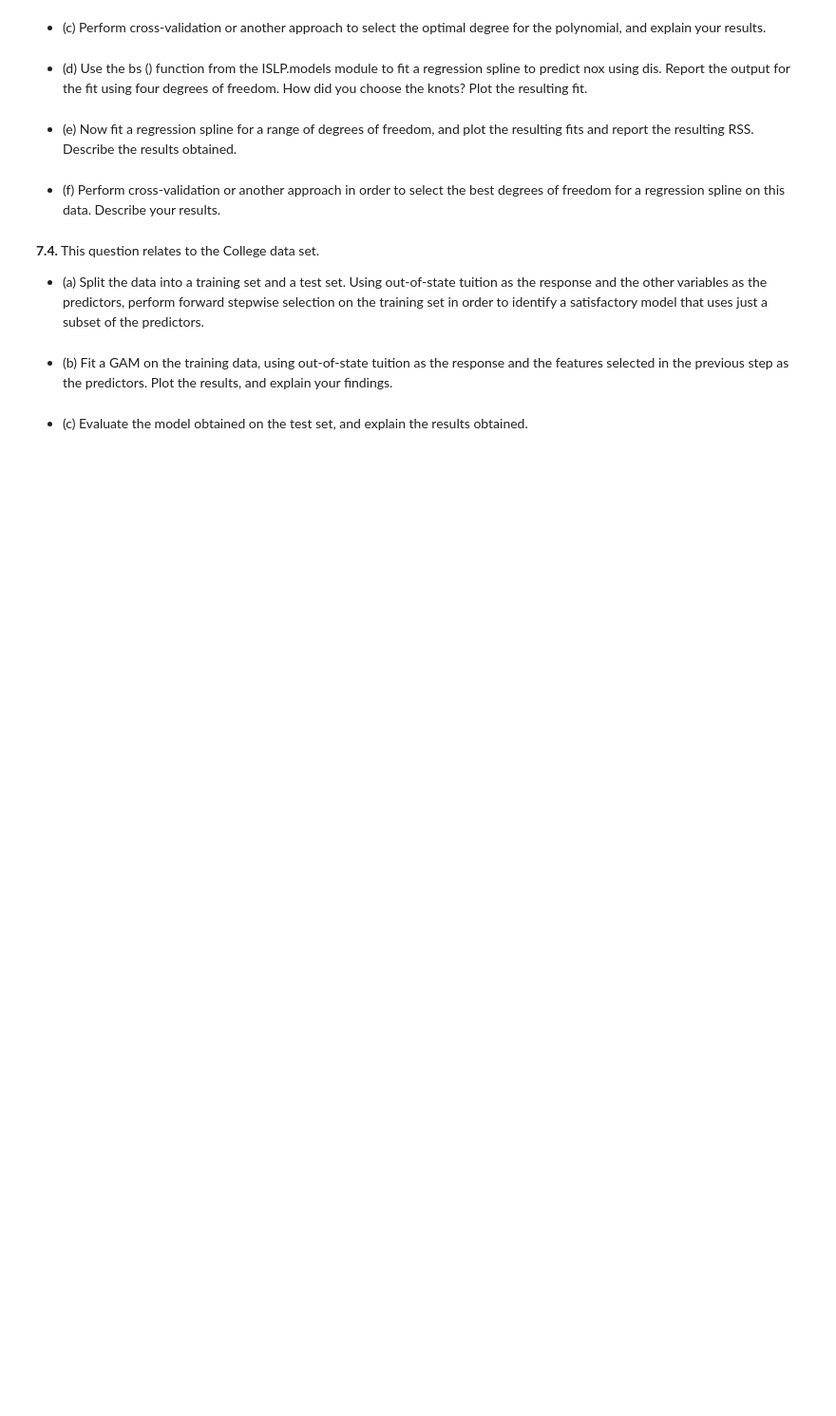
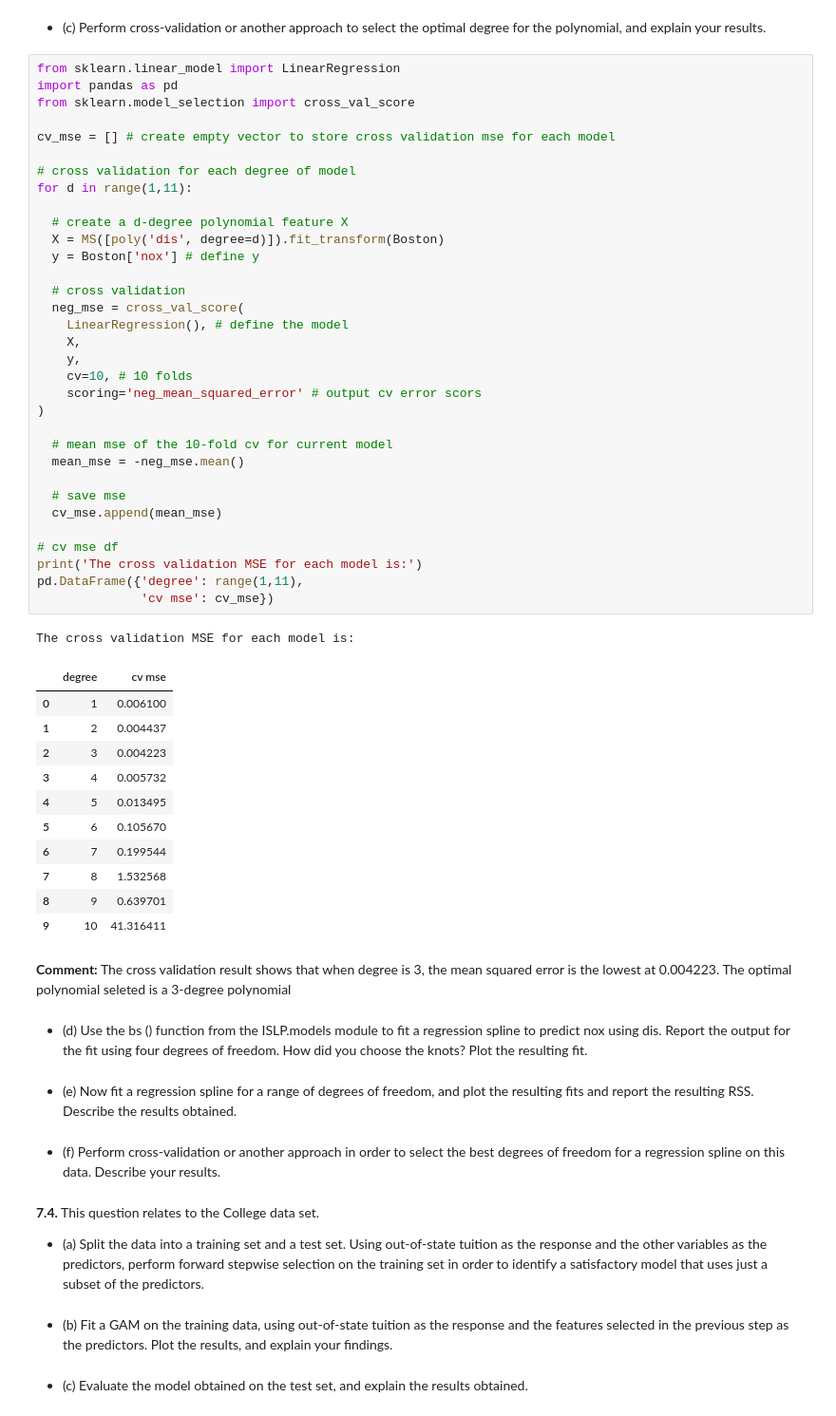
Before and after one commit to mw1296/DSAN5300, a Jupyter notebook: homeworks/HW-3/HW-3.ipynb, the cells around one changed output. Shown at 95% size. Saved outputs shown, nothing was run; the diff lists cells and outputs as text; blank space fills up the shorter version.

```diff
--- a/homeworks/HW-3/HW-3.ipynb
+++ b/homeworks/HW-3/HW-3.ipynb
@@ -1153,5 +1195,53 @@ plt.show()
 # %% [markdown]
 * (c) Perform cross-validation or another approach to select the optimal degree for the polynomial, and explain your results.
+# %%
+from sklearn.linear_model import LinearRegression
+import pandas as pd
+from sklearn.model_selection import cross_val_score
+
+cv_mse = [] # create empty vector to store cross validation mse for each model
+
+# cross validation for each degree of model
+for d in range(1,11):
+
+  # create a d-degree polynomial feature X
+  X = MS([poly('dis', degree=d)]).fit_transform(Boston)
+  y = Boston['nox'] # define y
+
+  # cross validation
+  neg_mse = cross_val_score(
+    LinearRegression(), # define the model
+    X,
+    y,
+    cv=10, # 10 folds
+    scoring='neg_mean_squared_error' # output cv error scors
+)
+
+  # mean mse of the 10-fold cv for current model
+  mean_mse = -neg_mse.mean()
+
+  # save mse
+  cv_mse.append(mean_mse)
+
+# cv mse df
+print('The cross validation MSE for each model is:')
+pd.DataFrame({'degree': range(1,11),
+              'cv mse': cv_mse})
+# %% [output]
+The cross validation MSE for each model is:
+|  | degree | cv mse |
+| 0 | 1 | 0.006100 |
+| 1 | 2 | 0.004437 |
+| 2 | 3 | 0.004223 |
+| 3 | 4 | 0.005732 |
+| 4 | 5 | 0.013495 |
+| 5 | 6 | 0.105670 |
+| 6 | 7 | 0.199544 |
+| 7 | 8 | 1.532568 |
+| 8 | 9 | 0.639701 |
+| 9 | 10 | 41.316411 |
+# %% [markdown]
+**Comment:** The cross validation result shows that when degree is 3, the mean squared error is the lowest at 0.004223. The optimal polynomial seleted is a 3-degree polynomial
 # %% [markdown]
 * (d) Use the bs () function from the ISLP.models module to fit a regression spline to predict nox using dis. Report the output for the fit using four degrees of freedom. How did you choose the knots? Plot the resulting fit.
 # %% [markdown]
```
Also changed, not shown: parts of 3 cells of this notebook.
